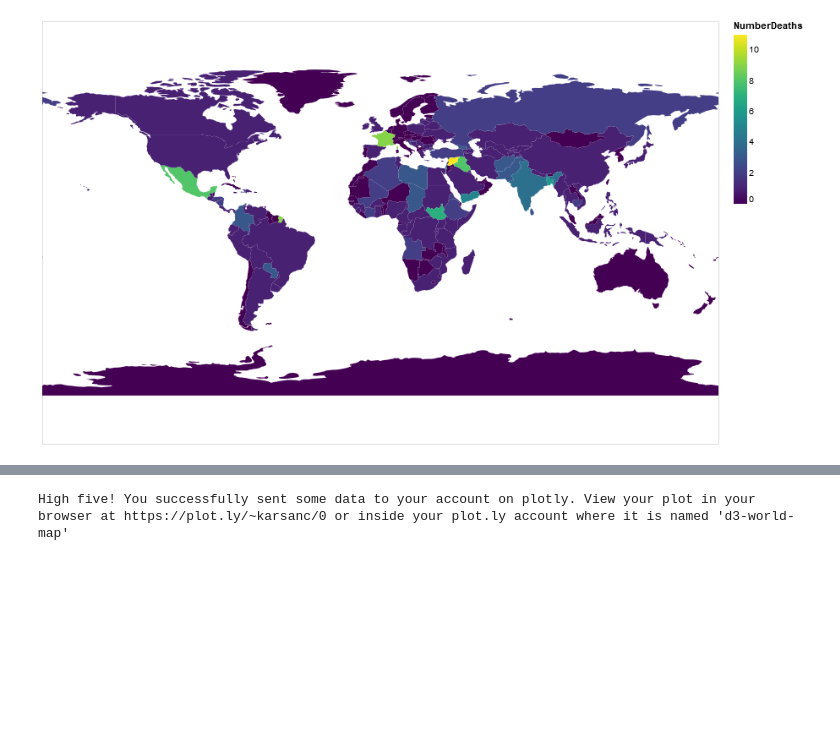
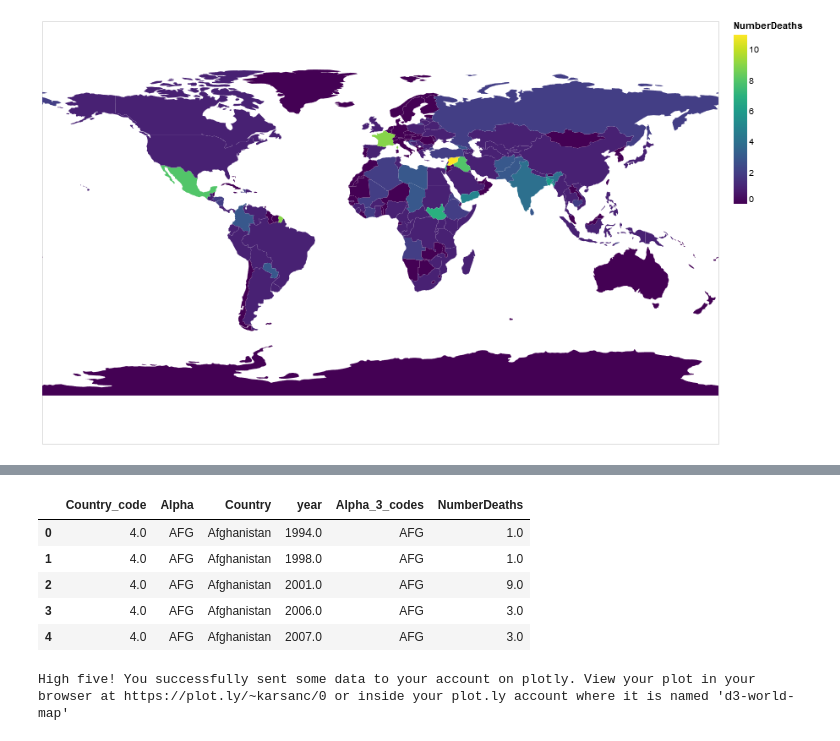
Before and after one commit to seashiva94/data_viz_project, a Jupyter notebook: mapColor.ipynb, the cells around one changed output, grey strips where cells are left out. Cells and saved outputs as stored; diff of their text form; code cells hidden in the pictures; blank space fills up the shorter version.

```diff
--- a/mapColor.ipynb
+++ b/mapColor.ipynb
@@ -138,0 +159,18 @@ df = counts_all
+# %%
+res = requests.get("https://en.wikipedia.org/wiki/List_of_ISO_3166_country_codes")
+soup = BeautifulSoup(res.content,'xml')
+table = soup.find_all('table')[0]
+wiki_df = pd.read_html(str(table))[0]
+cols = wiki_df.iloc[0,:]
+wiki_df.drop([0,1], inplace = True)
+wiki_df.columns = cols
+wiki_df.head()
+codes = wiki_df[cols[5]]
+alpha_3 = wiki_df[cols[4]]
+
+codes_alpha_df = pd.DataFrame()
+codes_alpha_df["Country_code"] = codes
+codes_alpha_df["Alpha"] = alpha_3
+
+codes_alpha_df["Country_code"] = codes_alpha_df["Country_code"].astype(float)
+codes_alpha_df.head()
@@ -139 +193,12 @@ df = counts_all
+# %%
+counts_all2 = pd.merge(codes_alpha_df, counts_all, on = 'Country_code', how='left')
+# %%
+counts_all2.head()
+# %% [output]
+|  | Country_code | Alpha | Country | year | Alpha_3_codes | NumberDeaths |
+| 0 | 4.0 | AFG | Afghanistan | 1994.0 | AFG | 1.0 |
+| 1 | 4.0 | AFG | Afghanistan | 1998.0 | AFG | 1.0 |
+| 2 | 4.0 | AFG | Afghanistan | 2001.0 | AFG | 9.0 |
+| 3 | 4.0 | AFG | Afghanistan | 2006.0 | AFG | 3.0 |
+| 4 | 4.0 | AFG | Afghanistan | 2007.0 | AFG | 3.0 |
 # %%
```
Also changed, not shown: parts of 9 cells of this notebook.
